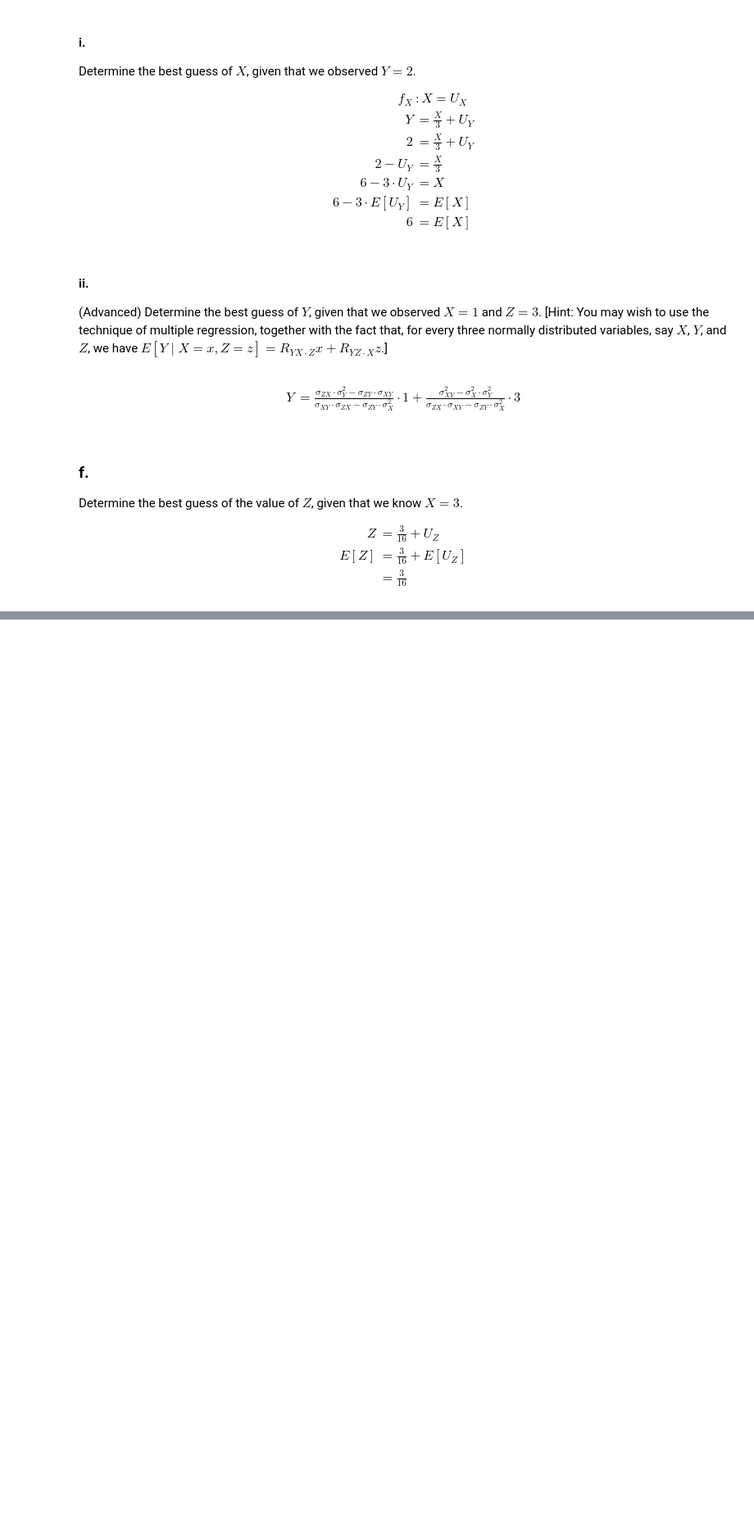
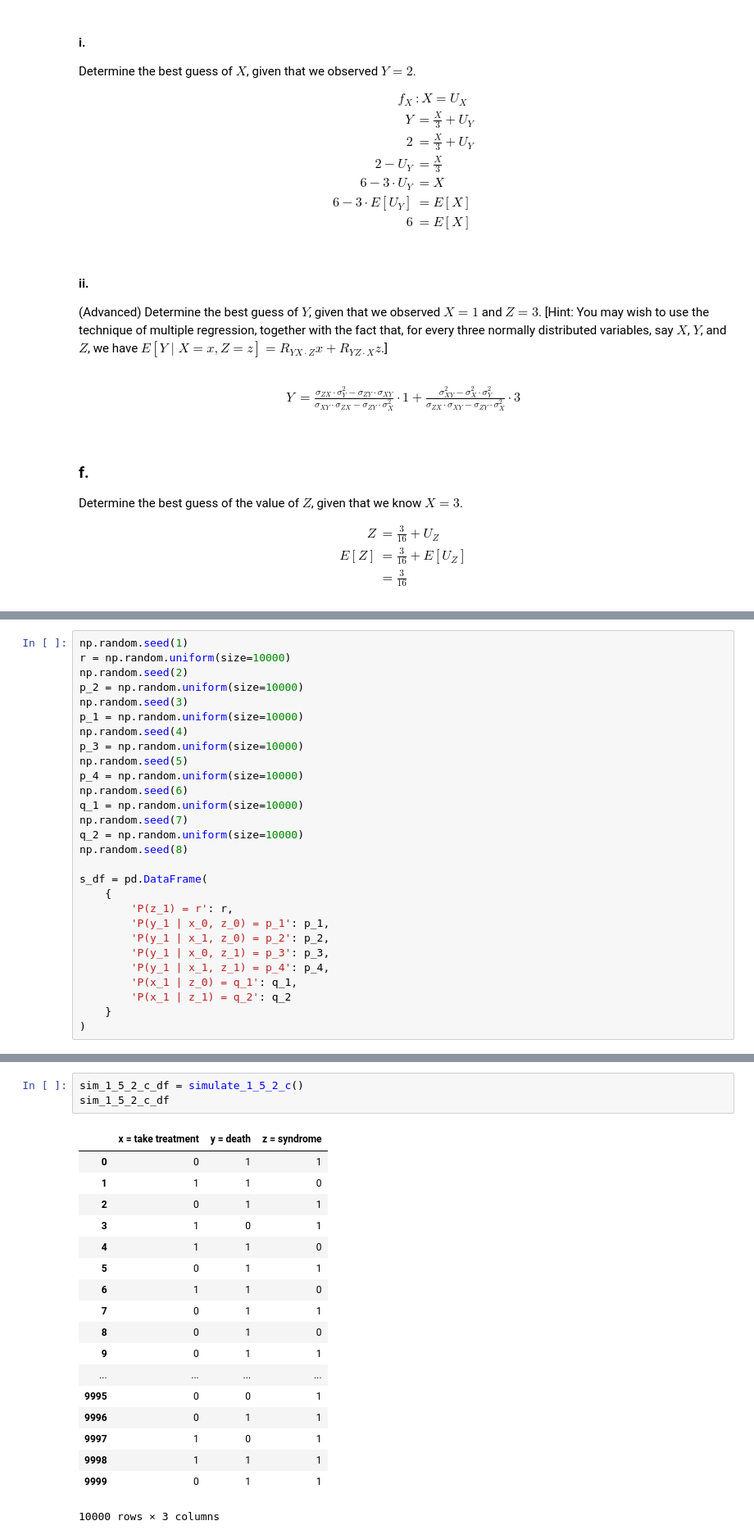
Before and after one commit to fredthedead/causal-inference-in-statistics-solutions, a Jupyter notebook: ch-1.ipynb, the cells around one changed output, grey strips where cells are left out. Shown at 82% size. Saved outputs shown, nothing was run; the diff lists cells and outputs as text; blank space fills up the shorter version.

```diff
--- a/ch-1.ipynb
+++ b/ch-1.ipynb
@@ -1426,0 +1628,28 @@ $$
+# %%
+np.random.seed(1)
+r = np.random.uniform(size=10000)
+np.random.seed(2)
+p_2 = np.random.uniform(size=10000)
+np.random.seed(3)
+p_1 = np.random.uniform(size=10000)
+np.random.seed(4)
+p_3 = np.random.uniform(size=10000)
+np.random.seed(5)
+p_4 = np.random.uniform(size=10000)
+np.random.seed(6)
+q_1 = np.random.uniform(size=10000)
+np.random.seed(7)
+q_2 = np.random.uniform(size=10000)
+np.random.seed(8)
+
+s_df = pd.DataFrame(
+    {
+        'P(z_1) = r': r,
+        'P(y_1 | x_0, z_0) = p_1': p_1,
+        'P(y_1 | x_1, z_0) = p_2': p_2,
+        'P(y_1 | x_0, z_1) = p_3': p_3,
+        'P(y_1 | x_1, z_1) = p_4': p_4,
+        'P(x_1 | z_0) = q_1': q_1,
+        'P(x_1 | z_1) = q_2': q_2
+    }
+)
@@ -1426,0 +1828,22 @@ $$
+# %%
+sim_1_5_2_c_df = simulate_1_5_2_c()
+sim_1_5_2_c_df
+# %% [output]
+|  | x = take treatment | y = death | z = syndrome |
+| 0 | 0 | 1 | 1 |
+| 1 | 1 | 1 | 0 |
+| 2 | 0 | 1 | 1 |
+| 3 | 1 | 0 | 1 |
+| 4 | 1 | 1 | 0 |
+| 5 | 0 | 1 | 1 |
+| 6 | 1 | 1 | 0 |
+| 7 | 0 | 1 | 1 |
+| 8 | 0 | 1 | 0 |
+| 9 | 0 | 1 | 1 |
+| ... | ... | ... | ... |
+| 9995 | 0 | 0 | 1 |
+| 9996 | 0 | 1 | 1 |
+| 9997 | 1 | 0 | 1 |
+| 9998 | 1 | 1 | 1 |
+| 9999 | 0 | 1 | 1 |
+10000 rows × 3 columns
```
Also changed, not shown: parts of 38 cells of this notebook.
